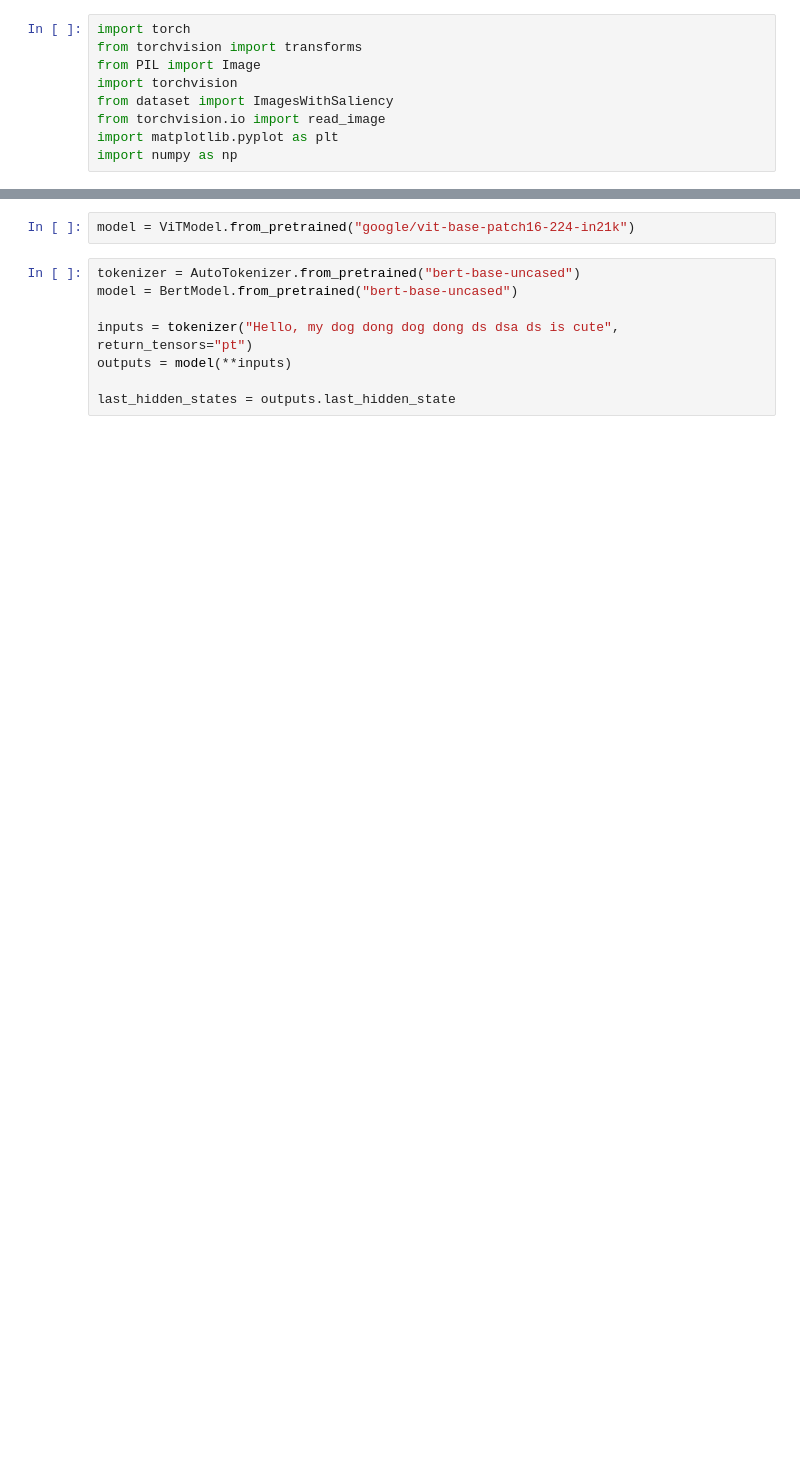
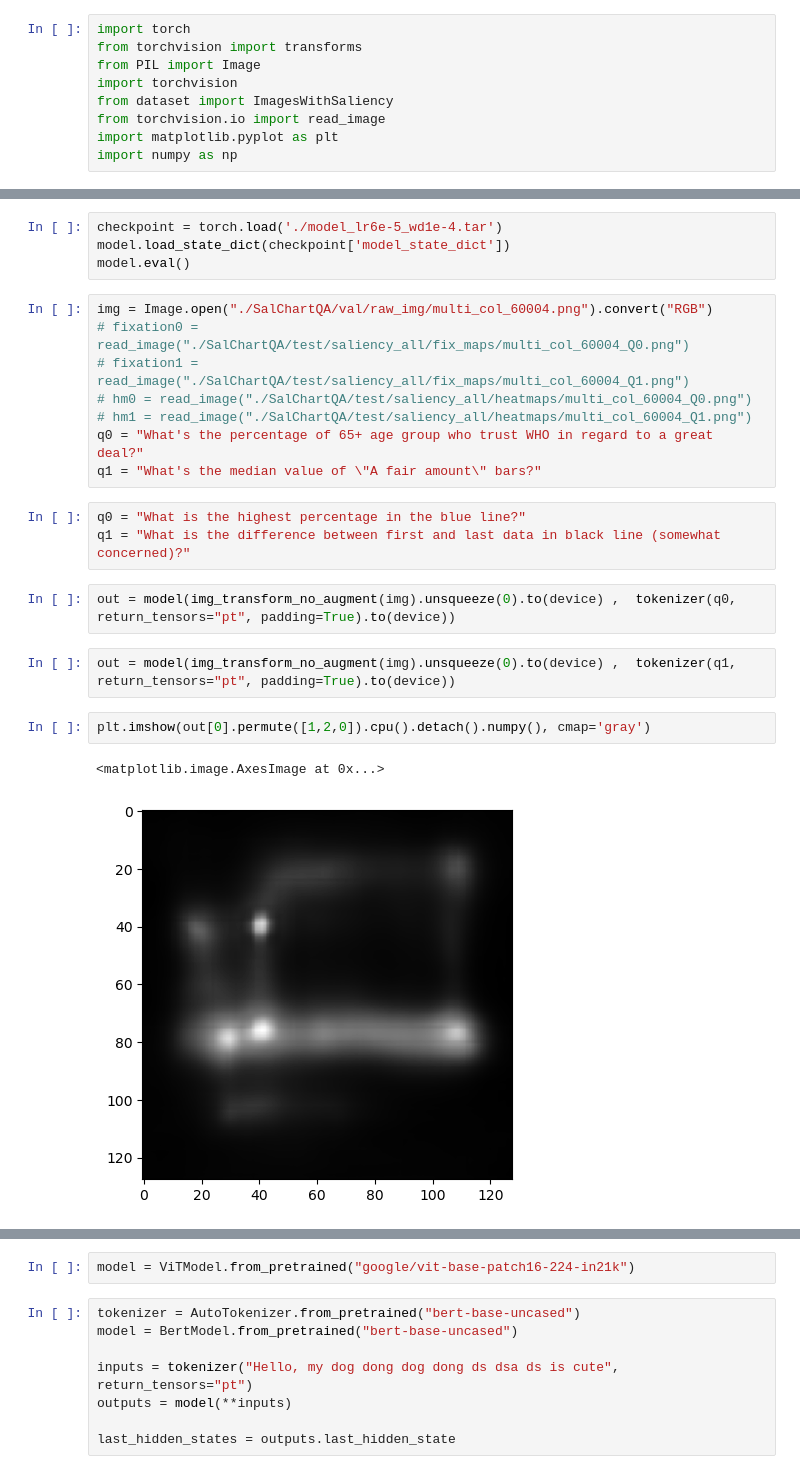
Before and after one commit to IDEA-V/SalFormer, a Jupyter notebook: a.ipynb, the cells around one changed output, grey strips where cells are left out. Saved outputs shown, nothing was run; the diff lists cells and outputs as text; blank space fills up the shorter version.

```diff
--- a/a.ipynb
+++ b/a.ipynb
@@ -9,0 +53,24 @@ import numpy as np
+# %%
+checkpoint = torch.load('./model_lr6e-5_wd1e-4.tar')
+model.load_state_dict(checkpoint['model_state_dict'])
+model.eval()
+# %%
+img = Image.open("./SalChartQA/val/raw_img/multi_col_60004.png").convert("RGB")
+# fixation0 = read_image("./SalChartQA/test/saliency_all/fix_maps/multi_col_60004_Q0.png")
+# fixation1 = read_image("./SalChartQA/test/saliency_all/fix_maps/multi_col_60004_Q1.png")
+# hm0 = read_image("./SalChartQA/test/saliency_all/heatmaps/multi_col_60004_Q0.png")
+# hm1 = read_image("./SalChartQA/test/saliency_all/heatmaps/multi_col_60004_Q1.png")
+q0 = "What's the percentage of 65+ age group who trust WHO in regard to a great deal?"
+q1 = "What's the median value of \"A fair amount\" bars?"
+# %%
+q0 = "What is the highest percentage in the blue line?"
+q1 = "What is the difference between first and last data in black line (somewhat concerned)?"
+# %%
+out = model(img_transform_no_augment(img).unsqueeze(0).to(device) ,  tokenizer(q0, return_tensors="pt", padding=True).to(device))
+# %%
+out = model(img_transform_no_augment(img).unsqueeze(0).to(device) ,  tokenizer(q1, return_tensors="pt", padding=True).to(device))
+# %%
+plt.imshow(out[0].permute([1,2,0]).cpu().detach().numpy(), cmap='gray')
+# %% [output]
+<matplotlib.image.AxesImage at 0x...>
+[figure, added]
```
Also changed, not shown: parts of 38 cells of this notebook, 12 other files.
